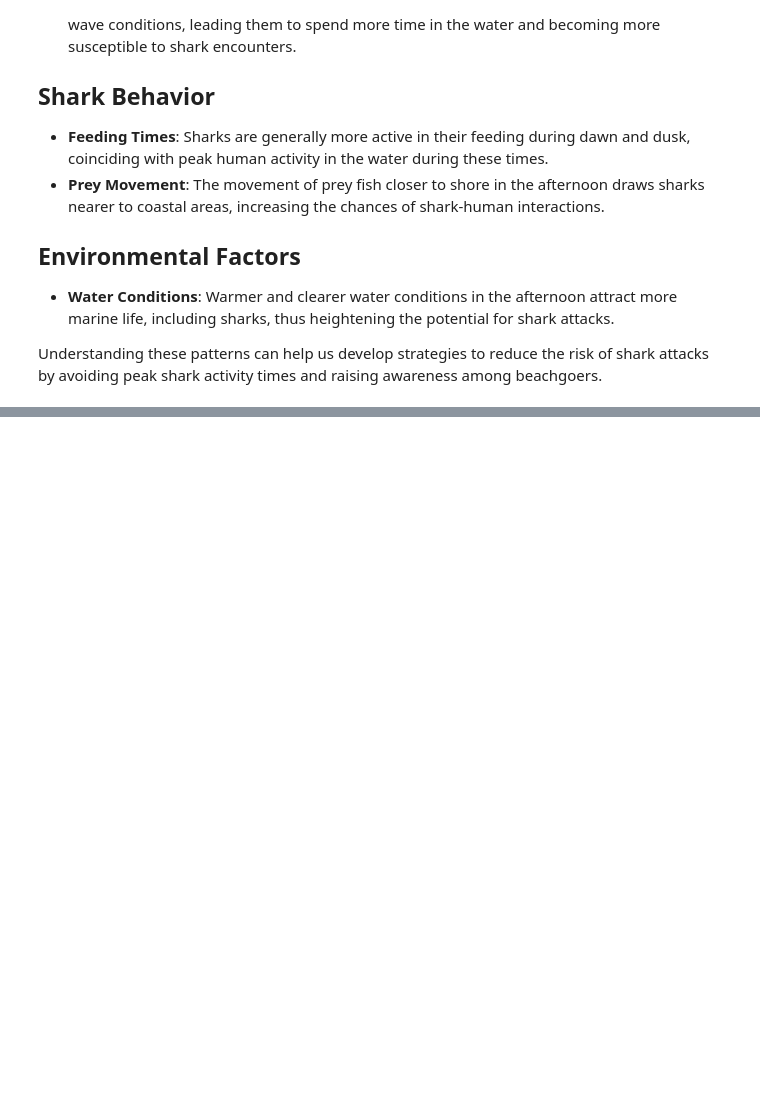
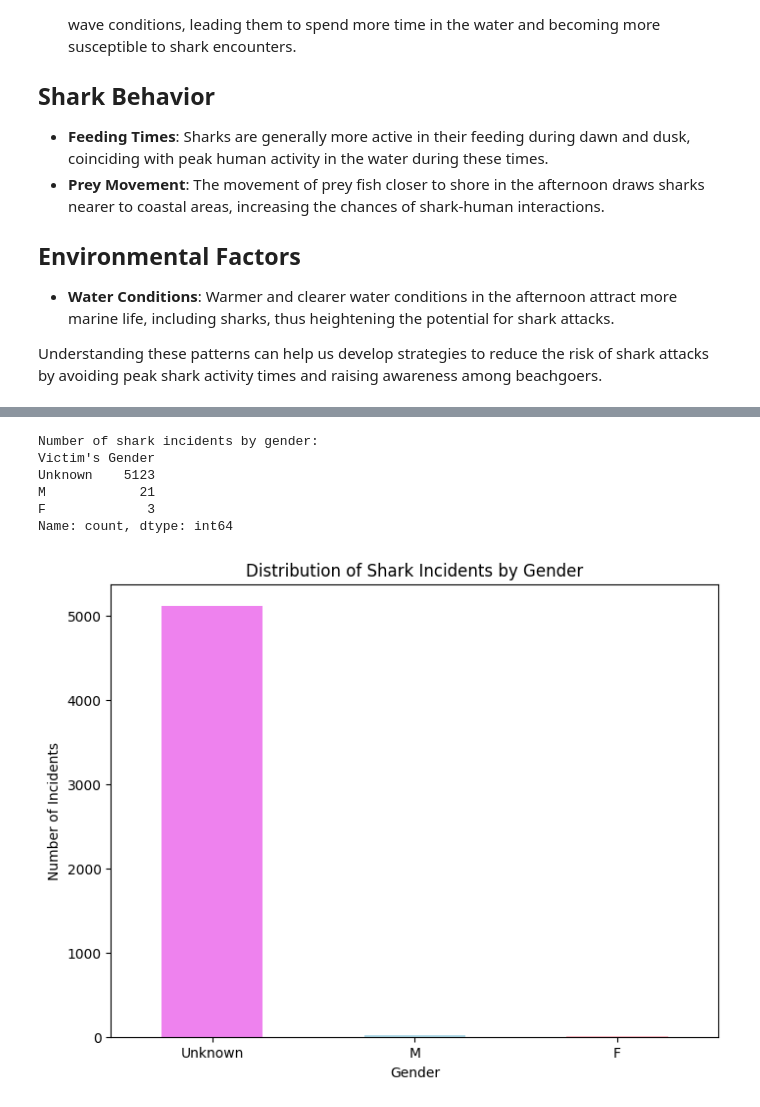
Before and after one commit to HelenaBVS/shark-attack-fatality-heatmap, a Jupyter notebook: global-shark-attack-ML-CDIA.ipynb, the cells around one changed output, grey strips where cells are left out. Cells and saved outputs as stored; diff of their text form; code cells hidden in the pictures; blank space fills up the shorter version.

```diff
--- a/global-shark-attack-heatmap.ipynb
+++ b/global-shark-attack-ML-CDIA.ipynb
@@ -828,0 +810,26 @@ Name: count, dtype: int64
+# %%
+# Count the number of incidents by gender
+gender_counts = df['Victim\'s Gender'].value_counts()
+
+# Display the result
+print("Number of shark incidents by gender:")
+print(gender_counts)
+
+# Visualize the distribution of incidents by gender
+import matplotlib.pyplot as plt
+
+plt.figure(figsize=(8, 6))
+gender_counts.plot(kind='bar', color=['violet','lightblue', 'lightpink'])
+plt.title('Distribution of Shark Incidents by Gender')
+plt.xlabel('Gender')
+plt.ylabel('Number of Incidents')
+plt.xticks(rotation=0)
+plt.show()
+# %% [output]
+Number of shark incidents by gender:
+Victim's Gender
+Unknown    5123
+M            21
+F             3
+Name: count, dtype: int64
+[figure, added]
```
Also changed, not shown: parts of 25 cells of this notebook.
